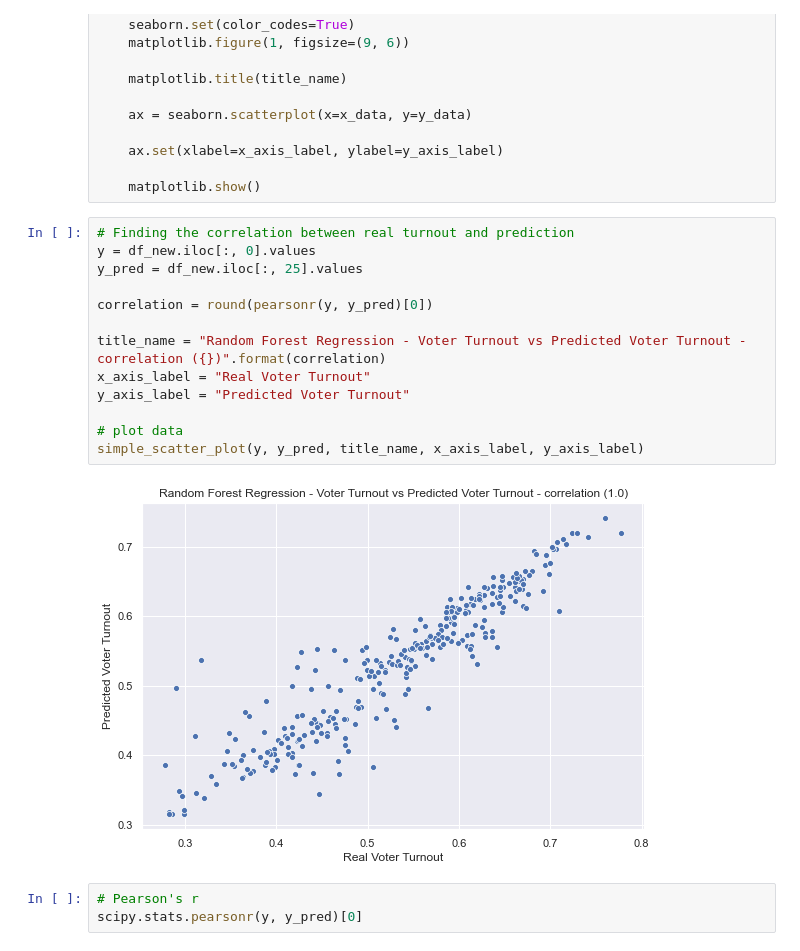
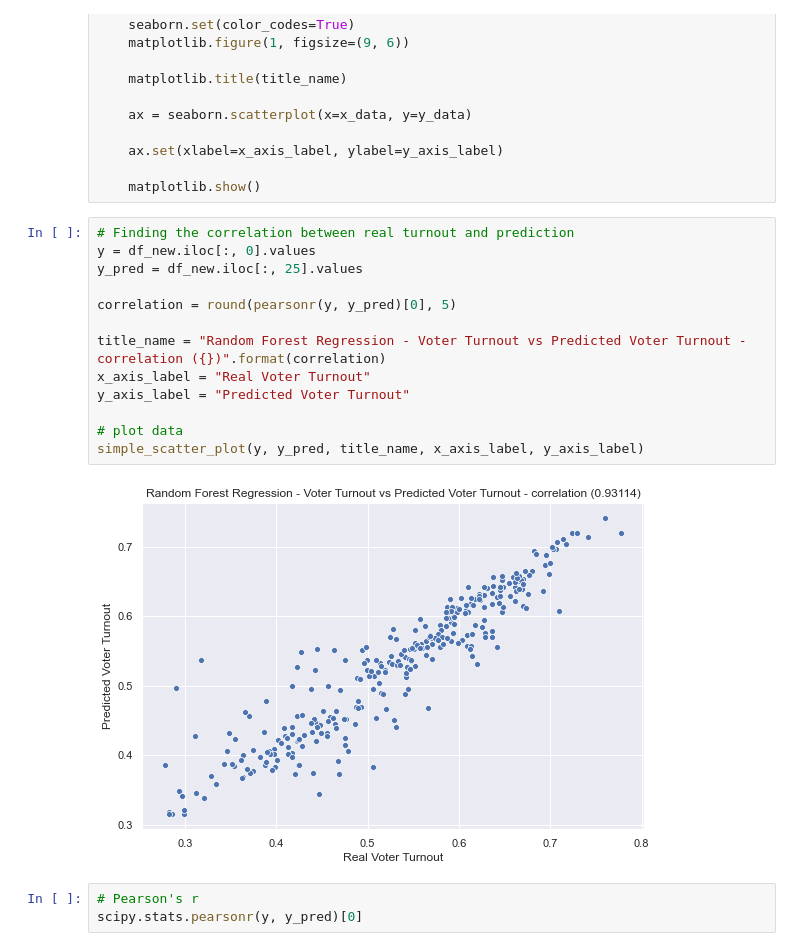
Before and after one commit to mmingoia/HTML_MN_Group_Project, a Jupyter notebook: election.ipynb, the cells around one changed output. Saved outputs shown, nothing was run; the diff lists cells and outputs as text.

```diff
--- a/election.ipynb
+++ b/election.ipynb
@@ -934,18 +940,18 @@ def simple_scatter_plot(x_data, y_data, title_name, x_axis_label, y_axis_label):
 # %%
 # Finding the correlation between real turnout and prediction
 y = df_new.iloc[:, 0].values
 y_pred = df_new.iloc[:, 25].values
 
-correlation = round(pearsonr(y, y_pred)[0])
+correlation = round(pearsonr(y, y_pred)[0], 5)
 
 title_name = "Random Forest Regression - Voter Turnout vs Predicted Voter Turnout - correlation ({})".format(correlation)
 x_axis_label = "Real Voter Turnout"
 y_axis_label = "Predicted Voter Turnout"
 
 # plot data
 simple_scatter_plot(y, y_pred, title_name, x_axis_label, y_axis_label)
 # %% [output]
-[figure, old version]
+[figure, new version]
 # %%
 # Pearson's r
 scipy.stats.pearsonr(y, y_pred)[0]
```
Also changed, not shown: parts of 9 cells of this notebook, 2 other files.
